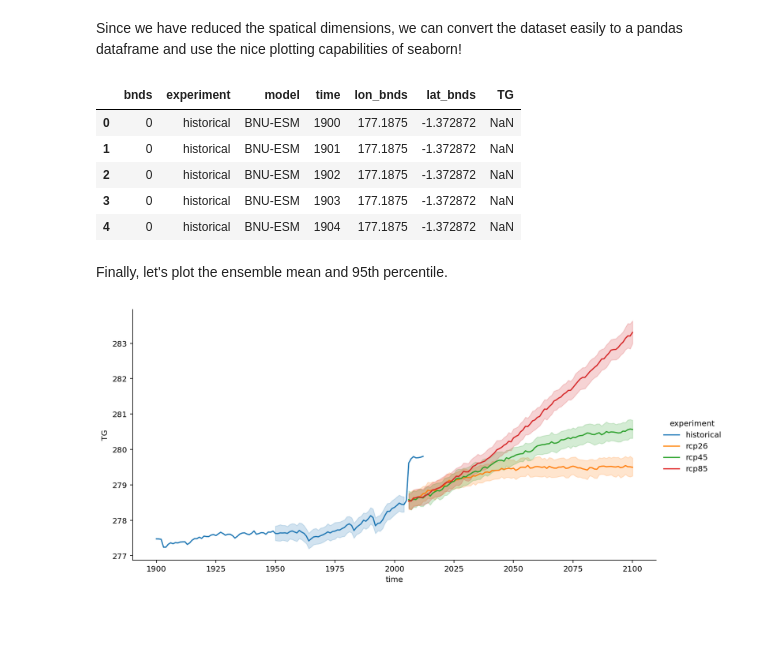
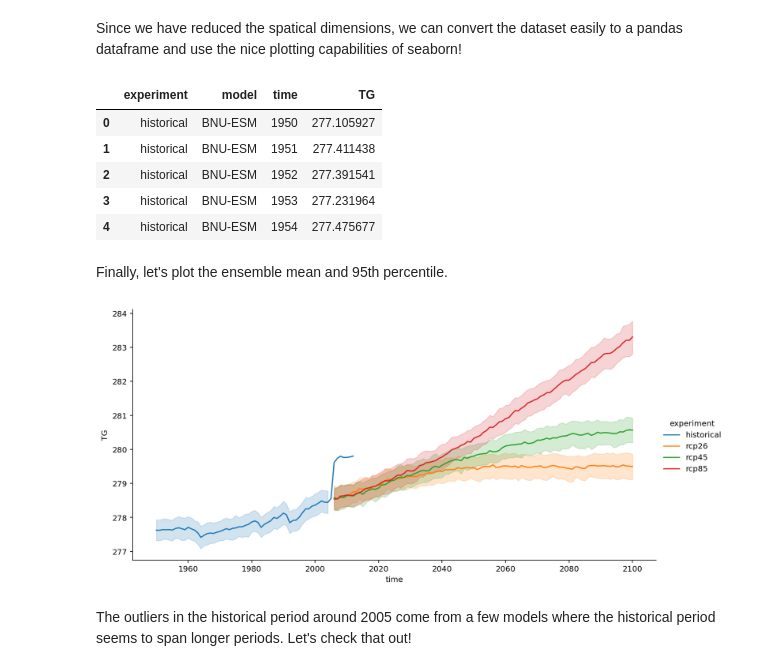
Before and after one commit to larsbuntemeyer/notebooks, a Jupyter notebook: climdex-catalog.ipynb, the cells around one changed output. Drawn from its saved outputs; the diff is of its cells as text; code cells hidden in the pictures; blank space fills up the shorter version.

```diff
--- a/climdex-catalog.ipynb
+++ b/climdex-catalog.ipynb
@@ -130,8 +127,8 @@ subset.df.groupby("model")[
 Let's define some helper functions. Instead of using `to_dataset_dict`, we open from the dataframe `path` attribute so we can open in parallel.
 # %%
 def drop_all_bounds(ds):
-    drop_vars = [vname for vname in ds.coords
-                 if (('_bounds') in vname ) or ('_bnds') in vname]
+    drop_vars = [vname for vname in ds
+                 if (('bounds') in vname ) or ('bnds') in vname]
     return ds.drop(drop_vars)
 
 def get_lat_name(ds):
@@ -142,7 +139,8 @@ def get_lat_name(ds):
 
 def open_dset(df):
     #assert len(df) == 1
-    ds = xr.open_mfdataset(df.agg('path').values, use_cftime=True)
+    #ds = xr.open_mfdataset(df.agg('path').values, use_cftime=True)
+    ds = xr.open_mfdataset(df.path.values, use_cftime=True)
     return drop_all_bounds(ds)
 
 def open_delayed(df):
@@ -354,15 +313,15 @@ big_ds.TG.sel(time=slice(1950,2100)).plot.line(col='model', x='time', col_wrap=5
 # %% [markdown]
 Since we have reduced the spatical dimensions, we can convert the dataset easily to a pandas dataframe and use the nice plotting capabilities of seaborn!
 # %%
-df_all = big_ds.sel(time=slice(1900, 2100)).to_dataframe().reset_index()
+df_all = big_ds.sel(time=slice(1950, 2100)).to_dataframe().reset_index()
 df_all.head()
 # %% [output]
-|  | bnds | experiment | model | time | lon_bnds | lat_bnds | TG |
-| 0 | 0 | historical | BNU-ESM | 1900 | 177.1875 | -1.372872 | NaN |
-| 1 | 0 | historical | BNU-ESM | 1901 | 177.1875 | -1.372872 | NaN |
-| 2 | 0 | historical | BNU-ESM | 1902 | 177.1875 | -1.372872 | NaN |
-| 3 | 0 | historical | BNU-ESM | 1903 | 177.1875 | -1.372872 | NaN |
-| 4 | 0 | historical | BNU-ESM | 1904 | 177.1875 | -1.372872 | NaN |
+|  | experiment | model | time | TG |
+| 0 | historical | BNU-ESM | 1950 | 277.105927 |
+| 1 | historical | BNU-ESM | 1951 | 277.411438 |
+| 2 | historical | BNU-ESM | 1952 | 277.391541 |
+| 3 | historical | BNU-ESM | 1953 | 277.231964 |
+| 4 | historical | BNU-ESM | 1954 | 277.475677 |
 # %% [markdown]
 Finally, let's plot the ensemble mean and 95th percentile.
 # %%
@@ -370,6 +329,8 @@ sns.relplot(data=df_all,
             x="time", y="TG", hue='experiment',
             kind="line", ci=95, aspect=2);
 # %% [output]
-[figure, old version]
+[figure, new version]
+# %% [markdown]
+The outliers in the historical period around 2005 come from a few models where the historical period seems to span longer periods. Let's check that out!
 # %%
 df_hist = df_all[df_all['experiment'] == 'historical']
```
Also changed, not shown: parts of 10 cells of this notebook.
